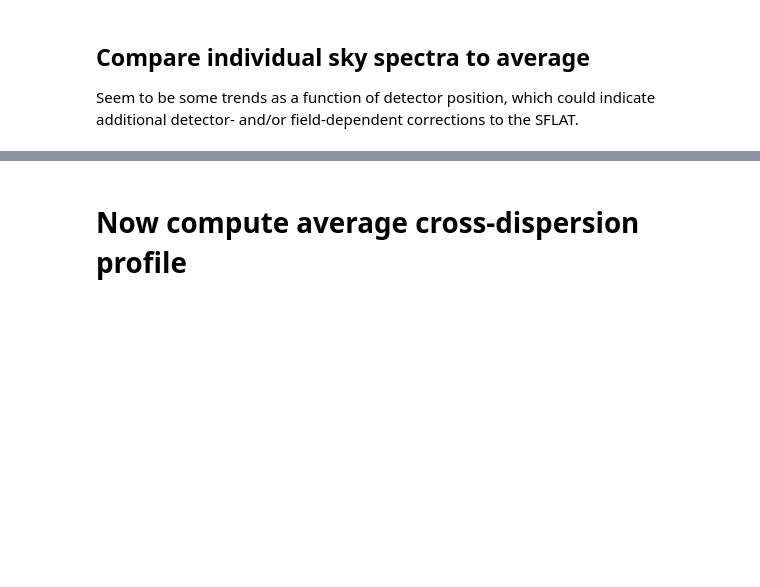
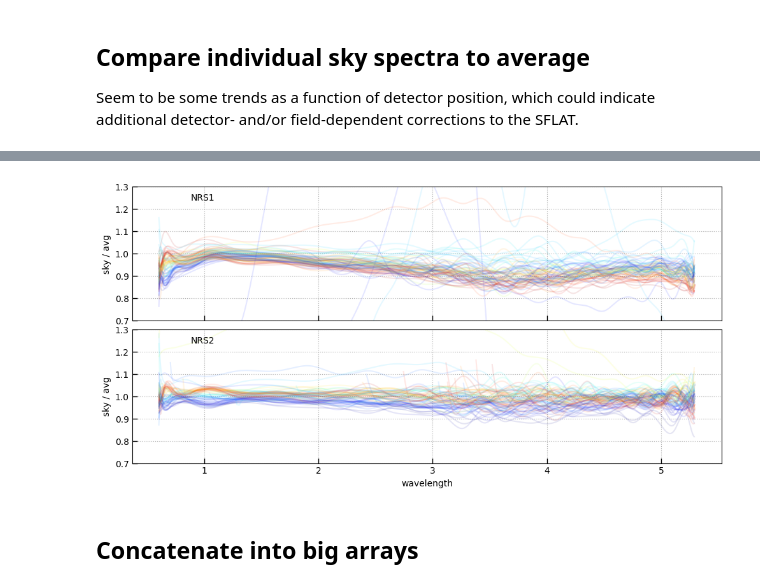
Before and after one commit to gbrammer/msaexp, a Jupyter notebook: docs/examples/empirical-bar-shadow.ipynb, the cells around one changed output, grey strips where cells are left out. Drawn from its saved outputs; the diff is of its cells as text; code cells hidden in the pictures; blank space fills up the shorter version.

```diff
--- a/docs/examples/empirical-bar-shadow.ipynb
+++ b/docs/examples/empirical-bar-shadow.ipynb
@@ -292,2 +382,46 @@ fig.tight_layout(pad=1)
+# %%
+# Plot the comparison
+fig, axes = plt.subplots(2,1,figsize=(10,5), sharex=True, sharey=True)
+
+for k in bobj:
+    obj = bobj[k]
+
+    if len(obj.meta["bad_shutter_names"]) > 0:
+        continue
+
+    if obj.slits[0].meta.instrument.detector == 'NRS1':
+        ax = axes[0]
+    else:
+        ax = axes[1]
+
+    y_shutter_index = (obj.yslit + 1)/5
+
+    shutter_mid = np.abs(y_shutter_index - np.round(y_shutter_index)) < 0.2
+    shutter_mid &= np.isfinite(obj.wave + obj.sci)
+
+    so = np.argsort(obj.wave[shutter_mid])
+    wso = obj.wave[shutter_mid][so]
+
+    _sky_wave, _sky_flux = obj.sky_data['sky_wave'], obj.sky_data['sky_model']
+    _sky_flux[(_sky_wave < wso.min()) | (_sky_wave > wso.max())] = np.nan
+
+    _skyx = np.interp(_sky_wave, wgrid, splx)
+
+    _spl = utils.bspline_templates(_skyx, df=sky_df, minmax=wrange, get_matrix=True)
+    _sky_avg = _spl.dot(_csky[0])
+
+    ax.plot(_sky_wave, _sky_flux / _sky_avg, alpha=0.1, color=plt.cm.jet(obj.slits[0].ystart/2048.))
+
+for i, ax in enumerate(axes):
+    ax.grid()
+    ax.set_ylim(0.7, 1.3)
+    ax.set_ylabel('sky / avg')
+    ax.text(0.1, 0.95, f'NRS{i+1}', ha='left', va='top', transform=ax.transAxes)
+
+ax.set_xlabel('wavelength')
+
+fig.tight_layout(pad=1)
+# %% [output]
+[figure, added]
 # %% [markdown]
-# Now compute average cross-dispersion profile
+## Concatenate into big arrays
```
Also changed, not shown: parts of 45 cells of this notebook.
